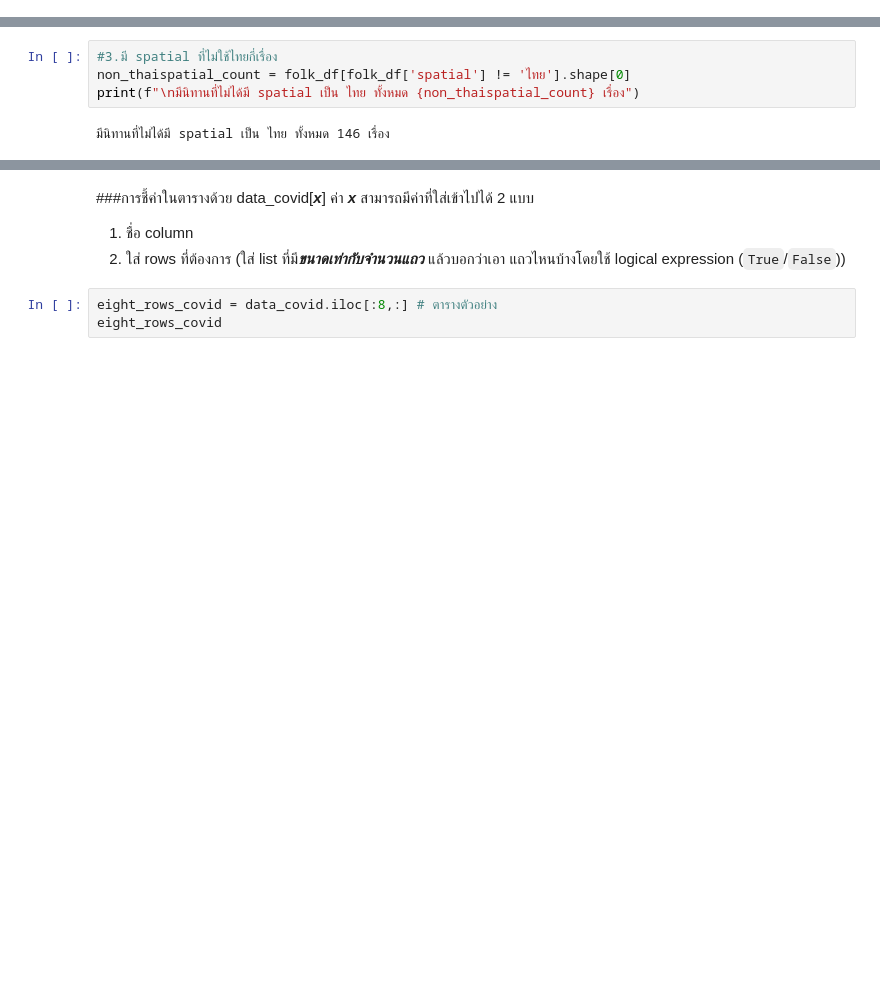
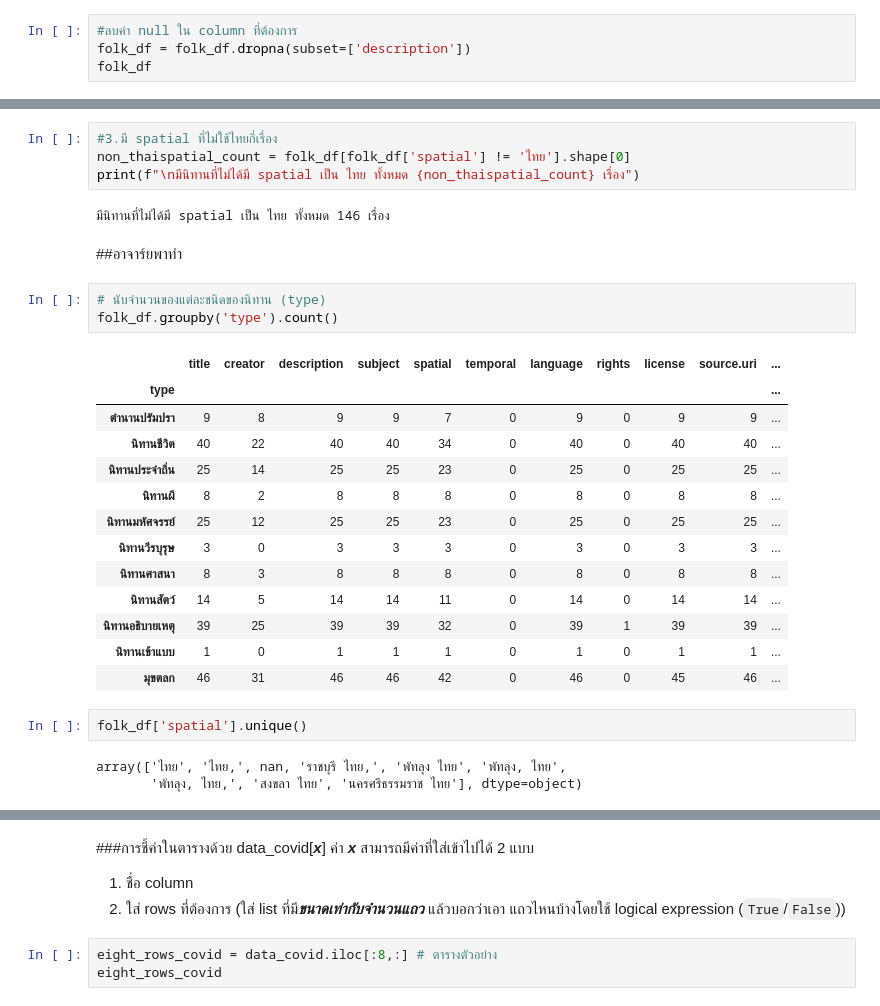
Before and after one commit to Arisarayangyoo/Python_dataviz2024, a Jupyter notebook: Pandas101_2024.ipynb, the cells around one changed output, grey strips where cells are left out. Saved outputs shown, nothing was run; the diff lists cells and outputs as text; blank space fills up the shorter version.

```diff
--- a/Pandas101_2024.ipynb
+++ b/Pandas101_2024.ipynb
@@ -229,3 +230,7 @@ Drive already mounted at /content/drive; to attempt to forcibly remount, call dr
 | 224 | ถ้ำคูหาสวรรค์ | นิทานประจำถิ่น | NaN | <p>นานมาแล้ว มีเทวดาอยู่องค์หนึ่ง... | นิทานพื้นบ้าน | ไทย, | NaN | ไทย | NaN | สัญญาอนุญาตของครีเอทีฟคอมมอนส์ | ... |
 | 225 | ถ้ำทองและถ้ำเปอร์งง | นิทานประจำถิ่น | NaN | <p>ถ้ำเปอร์งง มีลำธารไหลลอดถ้ำออก... | นิทานพื้นบ้าน | ไทย, | NaN | ไทย | NaN | สัญญาอนุญาตของครีเอทีฟคอมมอนส์ | ... |
 226 rows × 11 columns
+# %%
+#ลบค่า null ใน column ที่ต้องการ
+folk_df = folk_df.dropna(subset=['description'])
+folk_df
@@ -309,3 +332,27 @@ non_thaispatial_count = folk_df[folk_df['spatial'] != 'ไทย'].shape[0]
 print(f"\nมีนิทานที่ไม่ได้มี spatial เป็น ไทย ทั้งหมด {non_thaispatial_count} เรื่อง")
 # %% [output]
 มีนิทานที่ไม่ได้มี spatial เป็น ไทย ทั้งหมด 146 เรื่อง
+# %% [markdown]
+##อาจาร์ยพาทำ
+# %%
+# นับจำนวนของแต่ละชนิดของนิทาน (type)
+folk_df.groupby('type').count()
+# %% [output]
+|  | title | creator | description | subject | spatial | temporal | language | rights | license | source.uri | ... |
+| type |  |  |  |  |  |  |  |  |  |  | ... |
+| ตำนานปรัมปรา | 9 | 8 | 9 | 9 | 7 | 0 | 9 | 0 | 9 | 9 | ... |
+| นิทานชีวิต | 40 | 22 | 40 | 40 | 34 | 0 | 40 | 0 | 40 | 40 | ... |
+| นิทานประจำถิ่น | 25 | 14 | 25 | 25 | 23 | 0 | 25 | 0 | 25 | 25 | ... |
+| นิทานผี | 8 | 2 | 8 | 8 | 8 | 0 | 8 | 0 | 8 | 8 | ... |
+| นิทานมหัศจรรย์ | 25 | 12 | 25 | 25 | 23 | 0 | 25 | 0 | 25 | 25 | ... |
+| นิทานวีรบุรุษ | 3 | 0 | 3 | 3 | 3 | 0 | 3 | 0 | 3 | 3 | ... |
+| นิทานศาสนา | 8 | 3 | 8 | 8 | 8 | 0 | 8 | 0 | 8 | 8 | ... |
+| นิทานสัตว์ | 14 | 5 | 14 | 14 | 11 | 0 | 14 | 0 | 14 | 14 | ... |
+| นิทานอธิบายเหตุ | 39 | 25 | 39 | 39 | 32 | 0 | 39 | 1 | 39 | 39 | ... |
+| นิทานเข้าแบบ | 1 | 0 | 1 | 1 | 1 | 0 | 1 | 0 | 1 | 1 | ... |
+| มุขตลก | 46 | 31 | 46 | 46 | 42 | 0 | 46 | 0 | 45 | 46 | ... |
+# %%
+folk_df['spatial'].unique()
+# %% [output]
+array(['ไทย', 'ไทย,', nan, 'ราชบุรี ไทย,', 'พัทลุง ไทย', 'พัทลุง, ไทย',
+       'พัทลุง, ไทย,', 'สงขลา ไทย', 'นครศรีธรรมราช ไทย'], dtype=object)
```
Also changed, not shown: parts of 35 cells of this notebook.
